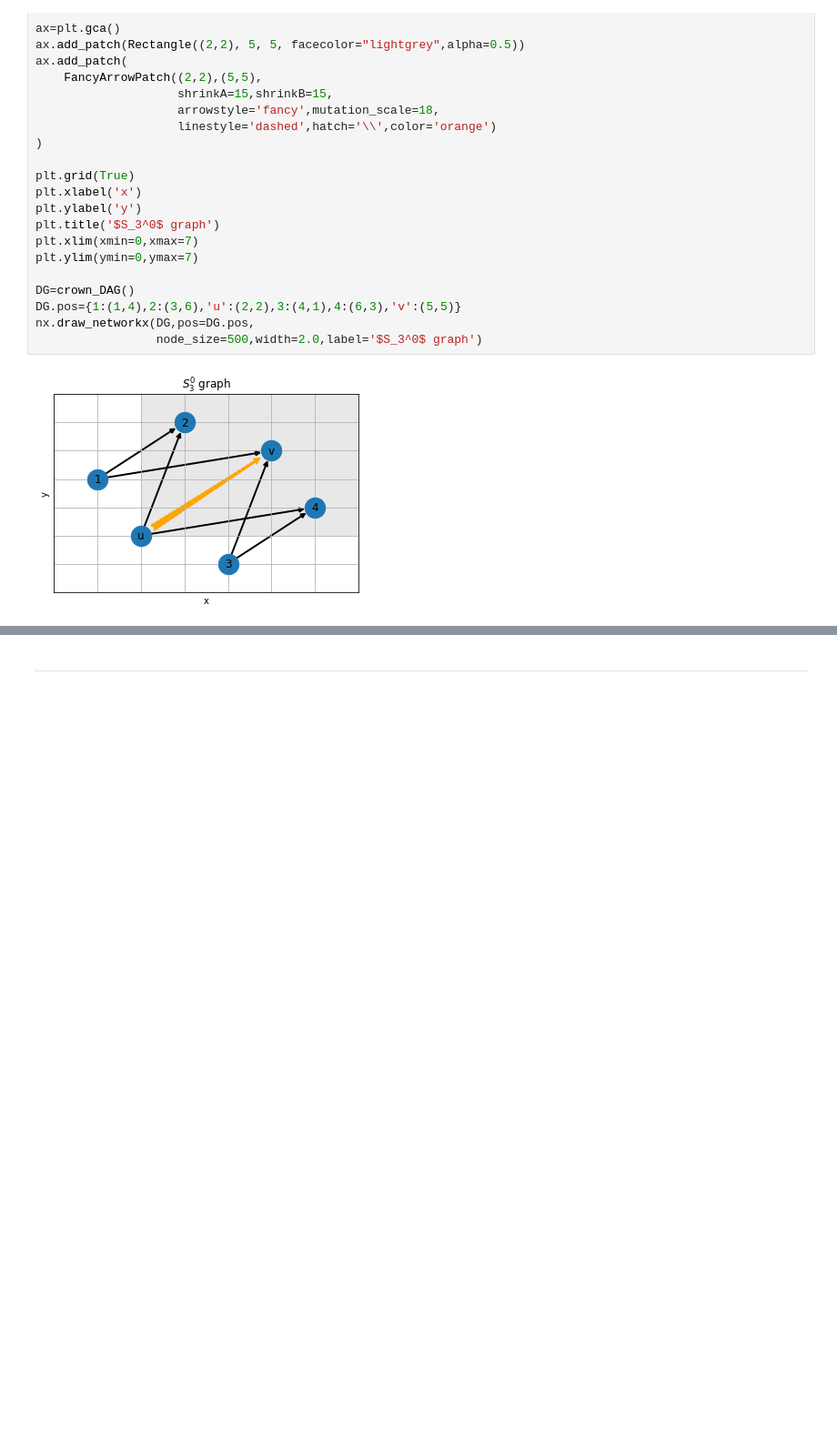
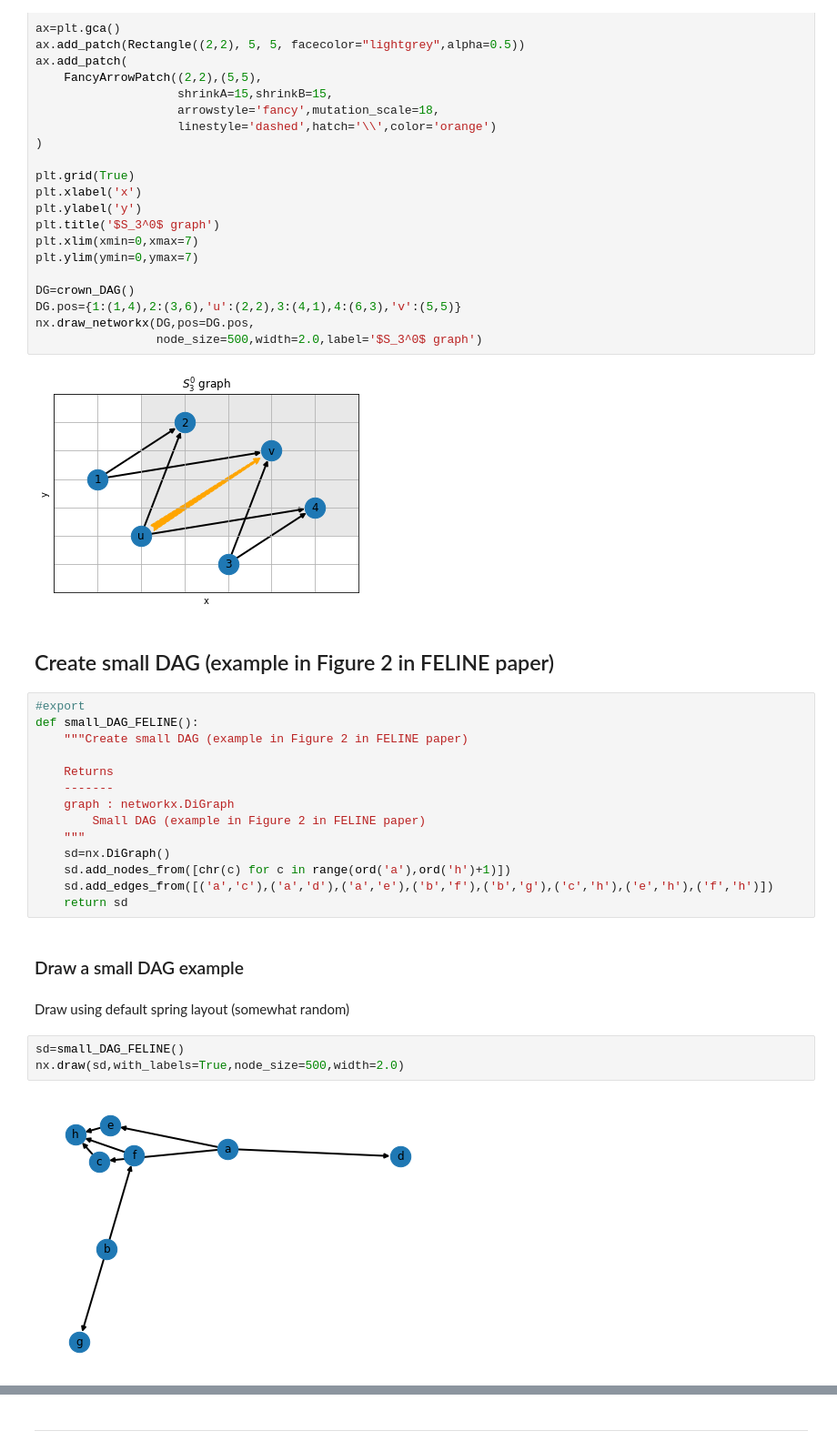
Before and after one commit to jnareb/git-commit-graph-ext, a Jupyter notebook: 03_example_graphs.ipynb, the cells around one changed output, grey strips where cells are left out. Shown at 91% size. Cells and saved outputs as stored; diff of their text form; blank space fills up the shorter version.

```diff
--- a/03_example_graphs.ipynb
+++ b/03_example_graphs.ipynb
@@ -103,3 +103,28 @@ nx.draw_networkx(DG,pos=DG.pos,
                  node_size=500,width=2.0,label='$S_3^0$ graph')
 # %% [output]
 [figure]
+# %% [markdown]
+## Create small DAG (example in Figure 2 in FELINE paper)
+# %%
+#export
+def small_DAG_FELINE():
+    """Create small DAG (example in Figure 2 in FELINE paper)
+
+    Returns
+    -------
+    graph : networkx.DiGraph
+        Small DAG (example in Figure 2 in FELINE paper)
+    """
+    sd=nx.DiGraph()
+    sd.add_nodes_from([chr(c) for c in range(ord('a'),ord('h')+1)])
+    sd.add_edges_from([('a','c'),('a','d'),('a','e'),('b','f'),('b','g'),('c','h'),('e','h'),('f','h')])
+    return sd
+# %% [markdown]
+### Draw a small DAG example
+# %% [markdown]
+Draw using default spring layout (somewhat random)
+# %%
+sd=small_DAG_FELINE()
+nx.draw(sd,with_labels=True,node_size=500,width=2.0)
+# %% [output]
+[figure, added]
```
Also changed, not shown: parts of 21 cells of this notebook, 2 other files.
